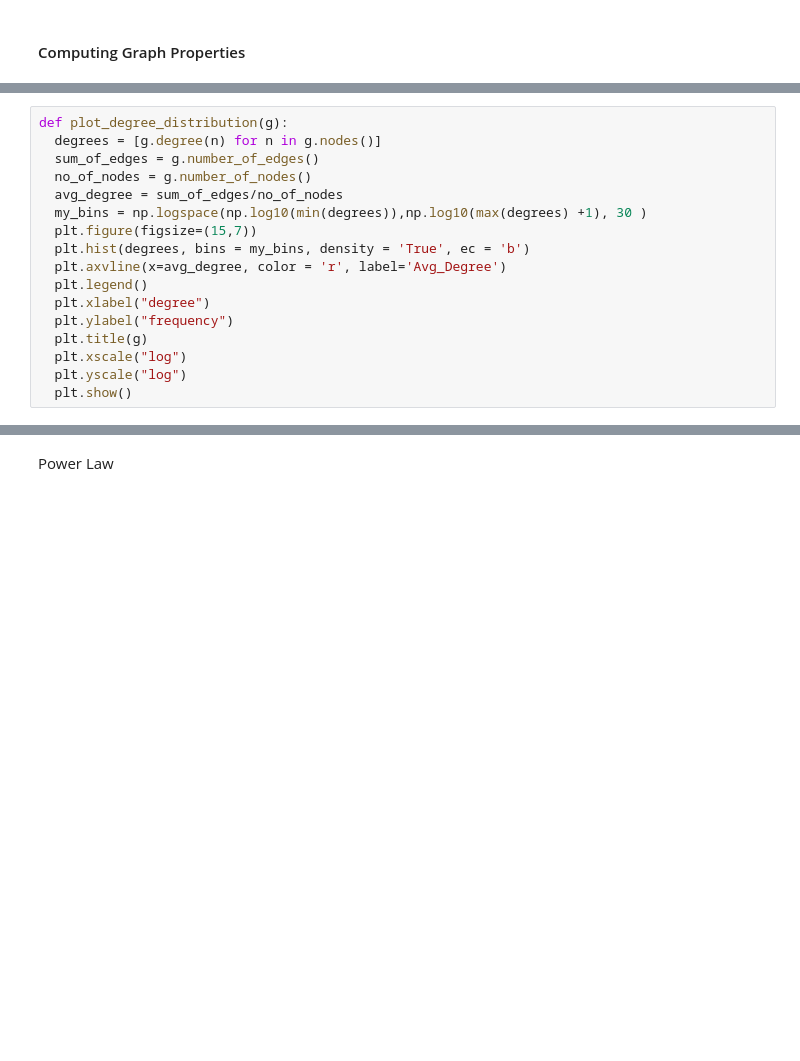
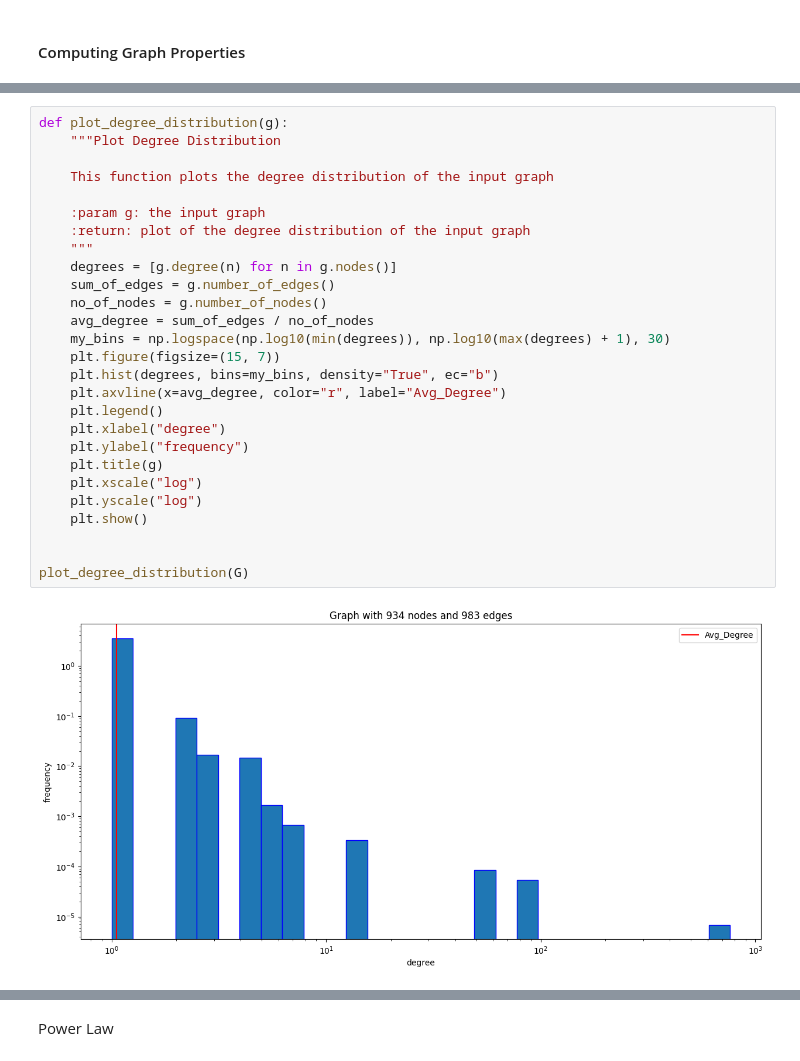
Before and after one commit to tanmaychimurkar/ns_final_project, a Jupyter notebook: properties.ipynb, the cells around one changed output, grey strips where cells are left out. Drawn from its saved outputs; the diff is of its cells as text; blank space fills up the shorter version.

```diff
--- a/properties.ipynb
+++ b/properties.ipynb
@@ -67,17 +71,29 @@ def plot_avg_nearest_neighbors_degree(g):
 # %%
 def plot_degree_distribution(g):
-  degrees = [g.degree(n) for n in g.nodes()]
-  sum_of_edges = g.number_of_edges()
-  no_of_nodes = g.number_of_nodes()
-  avg_degree = sum_of_edges/no_of_nodes
-  my_bins = np.logspace(np.log10(min(degrees)),np.log10(max(degrees) +1), 30 )
-  plt.figure(figsize=(15,7))
-  plt.hist(degrees, bins = my_bins, density = 'True', ec = 'b')
-  plt.axvline(x=avg_degree, color = 'r', label='Avg_Degree')
-  plt.legend()
-  plt.xlabel("degree")
-  plt.ylabel("frequency")
-  plt.title(g)
-  plt.xscale("log")
-  plt.yscale("log")
-  plt.show()
+    """Plot Degree Distribution
+
+    This function plots the degree distribution of the input graph
+
+    :param g: the input graph
+    :return: plot of the degree distribution of the input graph
+    """
+    degrees = [g.degree(n) for n in g.nodes()]
+    sum_of_edges = g.number_of_edges()
+    no_of_nodes = g.number_of_nodes()
+    avg_degree = sum_of_edges / no_of_nodes
+    my_bins = np.logspace(np.log10(min(degrees)), np.log10(max(degrees) + 1), 30)
+    plt.figure(figsize=(15, 7))
+    plt.hist(degrees, bins=my_bins, density="True", ec="b")
+    plt.axvline(x=avg_degree, color="r", label="Avg_Degree")
+    plt.legend()
+    plt.xlabel("degree")
+    plt.ylabel("frequency")
+    plt.title(g)
+    plt.xscale("log")
+    plt.yscale("log")
+    plt.show()
+
+
+plot_degree_distribution(G)
+# %% [output]
+[figure, added]
```
Also changed, not shown: parts of 14 cells of this notebook.
